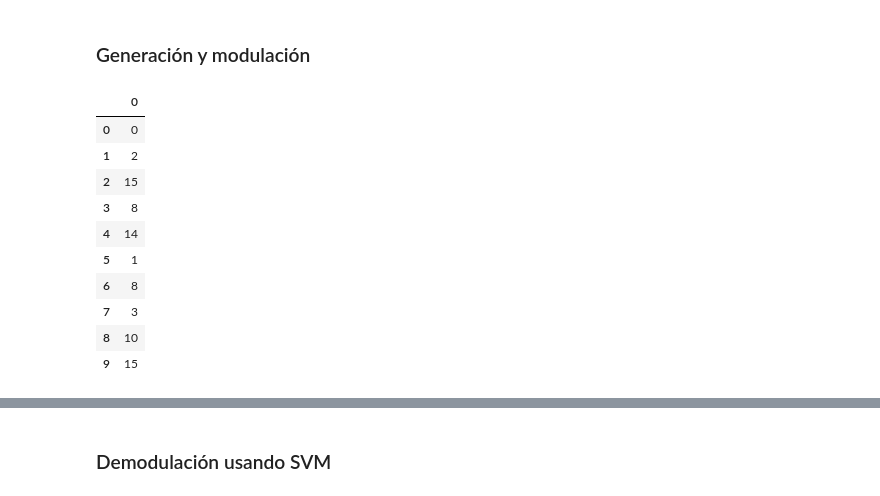
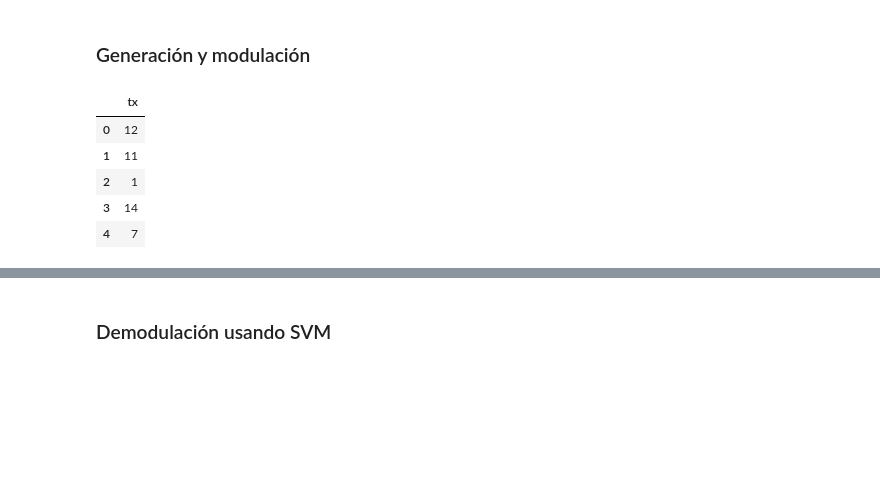
Before and after one commit to KevinMartinez1999/Semillero, a Jupyter notebook: SVM_16QAM.ipynb, the cells around one changed output, grey strips where cells are left out. Cells and saved outputs as stored; diff of their text form; code cells hidden in the pictures; blank space fills up the shorter version.

```diff
--- a/SVM_16QAM.ipynb
+++ b/SVM_16QAM.ipynb
@@ -14,21 +12,17 @@ from sklearn.model_selection import GridSearchCV
 # %% [markdown]
 ### Generación y modulación
 # %%
-Ns = 5000
+Ns = 10000
 Mod = 16 #16QAM
-Symbols_tx = np.random.randint(Mod, size = Ns)
-df_sym_tx = pd.DataFrame(Symbols_tx)
-df_sym_tx.head(10)
+symbols_tx = np.random.randint(Mod, size=Ns)
+df = pd.DataFrame()
+df['tx'] = symbols_tx
+df.head()
 # %% [output]
-|  | 0 |
-| 0 | 0 |
-| 1 | 2 |
-| 2 | 15 |
-| 3 | 8 |
-| 4 | 14 |
-| 5 | 1 |
-| 6 | 8 |
-| 7 | 3 |
-| 8 | 10 |
-| 9 | 15 |
+|  | tx |
+| 0 | 12 |
+| 1 | 11 |
+| 2 | 1 |
+| 3 | 14 |
+| 4 | 7 |
 # %%
```
Also changed, not shown: parts of 23 cells of this notebook, 4 other files.
